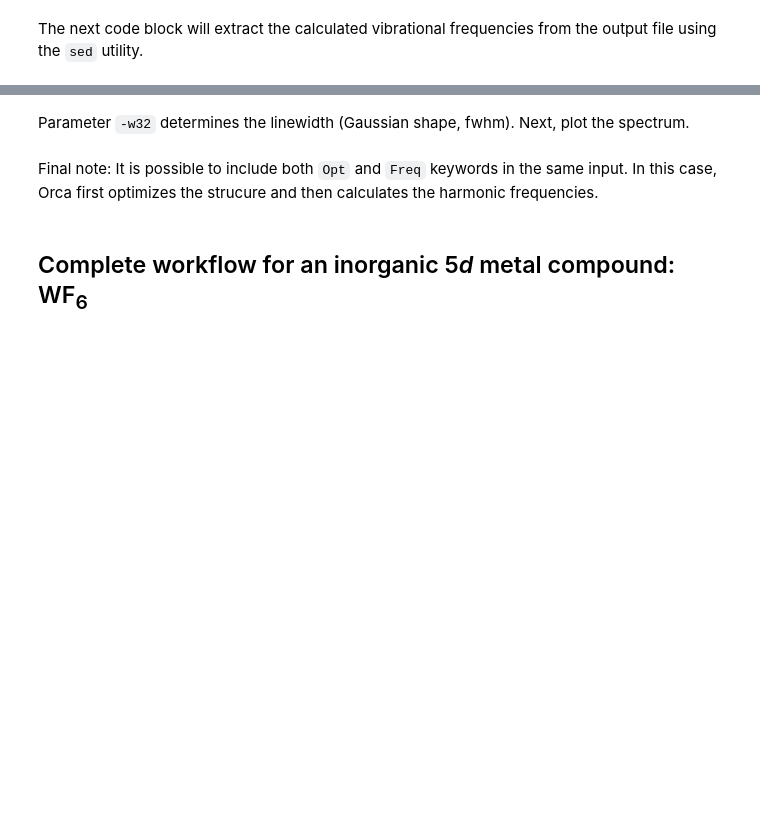
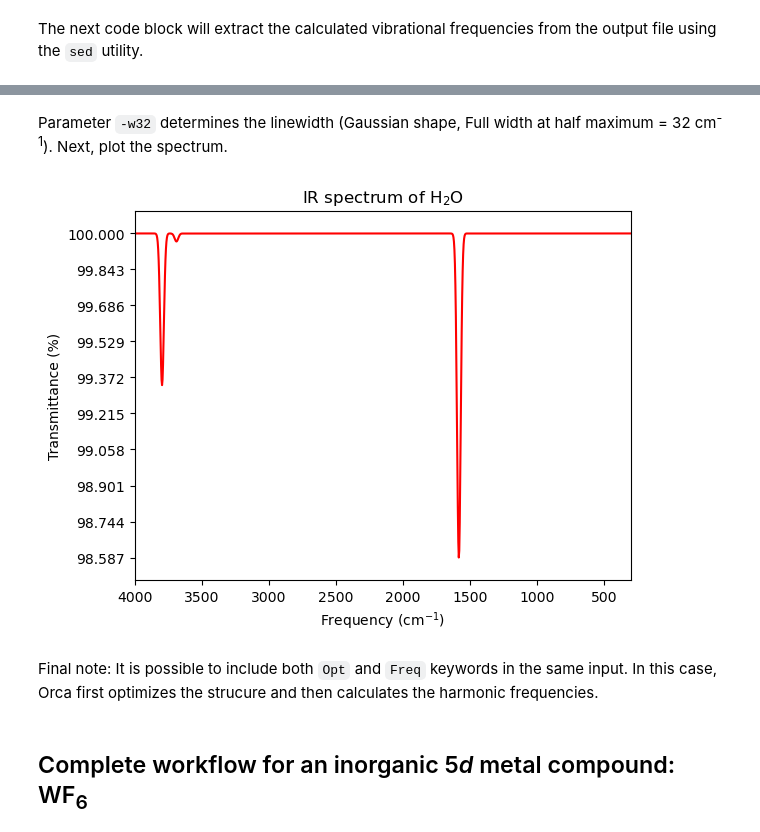
Before and after one commit to anttikarttunen/sscc2026-qc, a Jupyter notebook: basic/orca-basic.ipynb, the cells around one changed output, grey strips where cells are left out. Saved outputs shown, nothing was run; the diff lists cells and outputs as text; code cells hidden in the pictures; blank space fills up the shorter version.

```diff
--- a/basic/orca-basic.ipynb
+++ b/basic/orca-basic.ipynb
@@ -203,21 +297,25 @@ First, generate the IR spectrum plot with the `orca_mapspc` tool:
 # %% [markdown]
-Parameter `-w32` determines the linewidth (Gaussian shape, fwhm). Next, plot the spectrum.
+Parameter `-w32` determines the linewidth (Gaussian shape, Full width at half maximum = 32 cm<sup>-1</sup>). Next, plot the spectrum.
 # %%
 import numpy as np
 import matplotlib.pyplot as plt
 
-ir_data = np.loadtxt('h2o_fq.hess.ir.dat')
+# Load the raw data
+ir_data = np.loadtxt('h2o/h2o_fq.hess.ir.dat')
+
 frequencies = ir_data[:, 0] # Wavenumbers in the first column
 transmittances = (ir_data[:, 1] - 999) * 100 # Transmittances in the second column
 plt.plot(frequencies, transmittances, '-', color = 'red', label = 'IR')
 plt.xlabel('Frequency (cm$^{-1}$)')
 plt.ylabel('Transmittance (%)')
 plt.xlim(max(frequencies), min(frequencies), )
 plt.ylim(min(transmittances) * 0.999, max(transmittances) * 1.001)
 plt.xticks(np.linspace(500, 4000, 8))
 plt.yticks(np.linspace(min(transmittances), max(transmittances), 10))
 plt.title('IR spectrum of H$_2$O')
 plt.show()
+# %% [output]
+[figure, added]
 # %% [markdown]
 Final note: It is possible to include both `Opt` and `Freq` keywords in the same input. In this case, Orca first optimizes the strucure and then calculates the harmonic frequencies.
 # %% [markdown]
```
Also changed, not shown: parts of 40 cells of this notebook.
